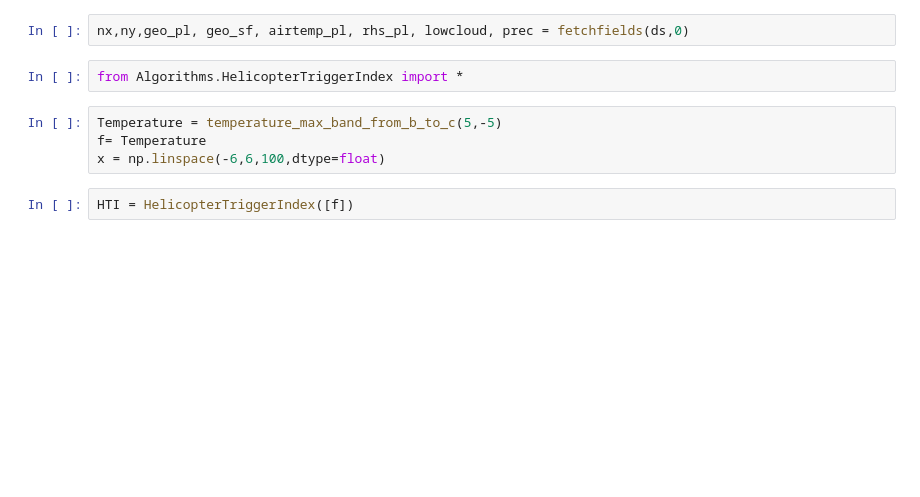
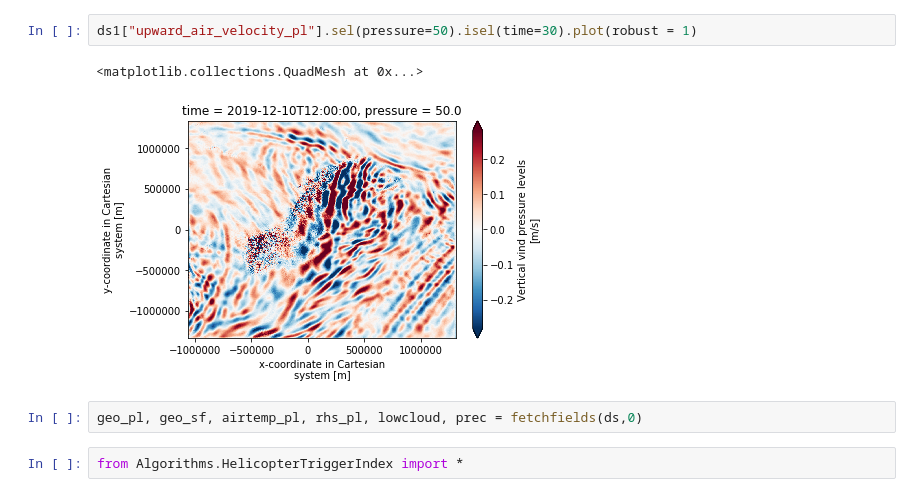
Before and after one commit to johtoblan/Master, a Jupyter notebook: Developing.ipynb, the cells around one changed output. Drawn from its saved outputs; the diff is of its cells as text; blank space fills up the shorter version.

```diff
--- a/Developing.ipynb
+++ b/Developing.ipynb
@@ -6,10 +23,9 @@ ds = xr.open_dataset("http://thredds.met.no/thredds/dodsC/meps25epsarchive/2017/
+# %%
+ds1["upward_air_velocity_pl"].sel(pressure=50).isel(time=30).plot(robust = 1)
+# %% [output]
+<matplotlib.collections.QuadMesh at 0x...>
+[figure, added]
 # %%
-nx,ny,geo_pl, geo_sf, airtemp_pl, rhs_pl, lowcloud, prec = fetchfields(ds,0)
+geo_pl, geo_sf, airtemp_pl, rhs_pl, lowcloud, prec = fetchfields(ds,0)
 # %%
 from Algorithms.HelicopterTriggerIndex import *
-# %%
-Temperature = temperature_max_band_from_b_to_c(5,-5)
-f= Temperature
-x = np.linspace(-6,6,100,dtype=float)
-# %%
-HTI = HelicopterTriggerIndex([f])
```
Also changed, not shown: parts of 11 cells of this notebook, 1 other file.
